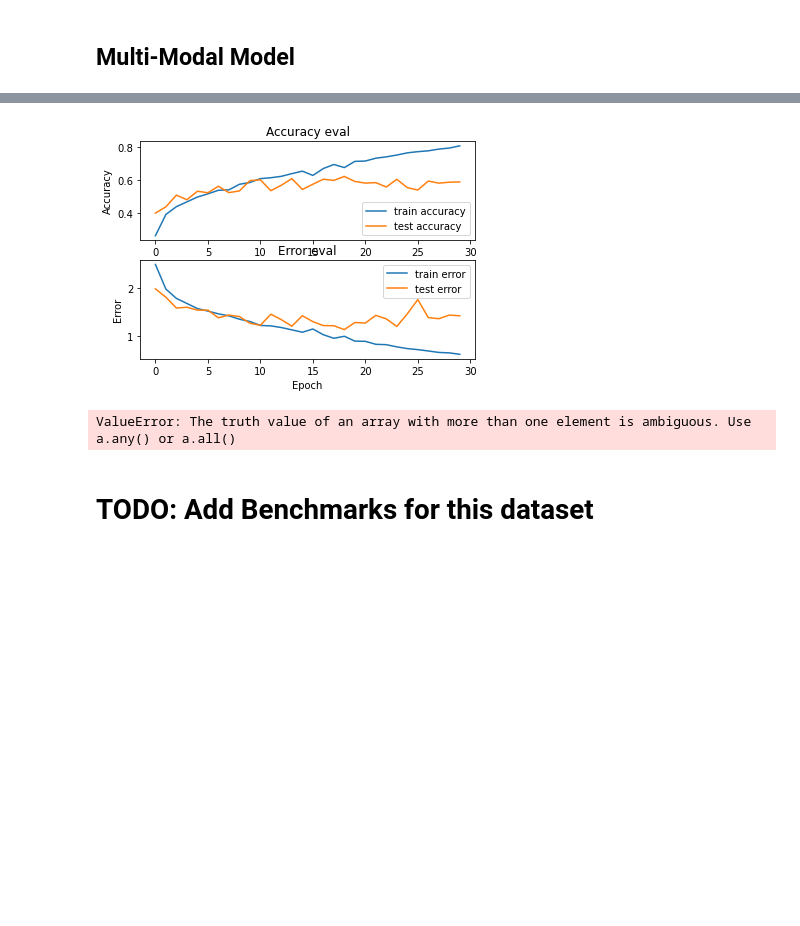
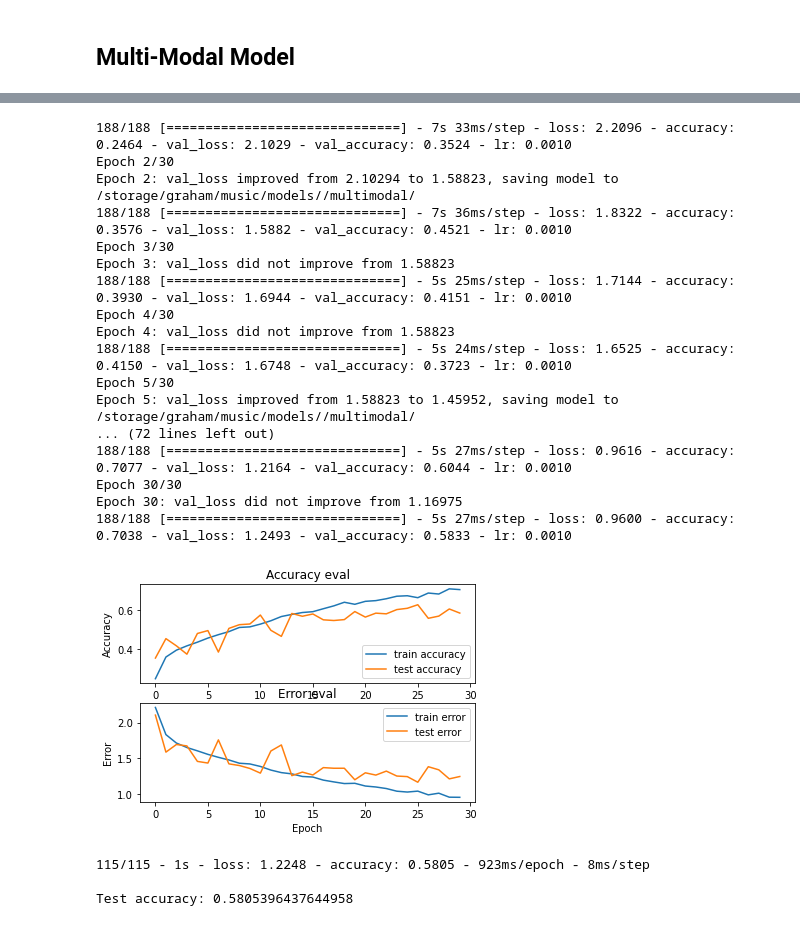
Before and after one commit to gtpash/sonic_separability, a Jupyter notebook: fma_multimodal.ipynb, the cells around one changed output, grey strips where cells are left out. Saved outputs shown, nothing was run; the diff lists cells and outputs as text; code cells hidden in the pictures; blank space fills up the shorter version.

Commit message:
multimodal results

```diff
--- a/fma_multimodal.ipynb
+++ b/fma_multimodal.ipynb
@@ -192,5 +56,5 @@ FMA_SAMPLE_RATE = GTZAN_SAMPLE_RATE * 2  # fma sample rate
 DURATION = 30  # measure in seconds
 # %%
 %%time
-genres, mfcc, features, y = load_data(MULTIMODAL_PATH)
+genres, mfcc, features, y = load_multimodal_data(MULTIMODAL_PATH)
 # %% [output]
@@ -213,9 +67,23 @@ mfcc_vec = mfcc.reshape(mfcc.shape[0], mfcc.shape[1]*mfcc.shape[2])
 # %%
+TEST_SPLIT = 0.3
 VALIDATION_SPLIT = 0.3
 
-# create train, validation andtest split
-mfcc_train, mfcc_val, _, _  = train_test_split(mfcc_train, y_train, test_size=VALIDATION_SPLIT, random_state=RANDOM_SEED)
-x_train, x_val, y_train, y_val = train_test_split(x_train, y_train, test_size=VALIDATION_SPLIT, random_state=RANDOM_SEED)
+# create train/test/val splits
+x_train, x_val, x_test, y_train, y_val, y_test = test_train_val_split(features,
+                                                                      y,
+                                                                      test_size=TEST_SPLIT,
+                                                                      val_size=VALIDATION_SPLIT,
+                                                                      rseed=RANDOM_SEED)
+
+mfcc_train, mfcc_val, mfcc_test, _, _, _ = test_train_val_split(mfcc,
+                                                                  y,
+                                                                  test_size=TEST_SPLIT,
+                                                                  val_size=VALIDATION_SPLIT,
+                                                                  rseed=RANDOM_SEED)
+
+# reshape MFCC to be a vector
+mfcc_train_vec = mfcc_train.reshape(mfcc_train.shape[0], mfcc_train.shape[1]*mfcc_train.shape[2])
+mfcc_test_vec = mfcc_test.reshape(mfcc_test.shape[0], mfcc_test.shape[1]*mfcc_test.shape[2])
 
 # add an axis to input sets
 mfcc_train = mfcc_train[..., np.newaxis]
@@ -230,11 +100,11 @@ cnn = build_multimodal_cnn(cnn_input_shape)
 x = keras.layers.Concatenate()([mlp.output, cnn.output])
 
 x = keras.layers.BatchNormalization()(x)
-x = keras.layers.Dense(128, activation="relu")(x)
+x = keras.layers.Dense(32, activation="relu")(x)
 x = keras.layers.BatchNormalization()(x)
 x = keras.layers.Dropout(0.5)(x)
 
-x = keras.layers.Dense(64, activation="relu")(x)
+x = keras.layers.Dense(16, activation="relu")(x)
 x = keras.layers.BatchNormalization()(x)
 x = keras.layers.Dropout(0.25)(x)
 
@@ -269,6 +144,14 @@ ________________________________________________________________________________
 # %%
+# get callbacks
+MODEL_SAVE_PATH = MODEL_PATH + "/multimodal/"
+saveBest, es, lr = setup_callbacks(model, MODEL_SAVE_PATH)
+
 # train model
-history = model.fit([x_train, mfcc_train], y_train, validation_data=([x_val, mfcc_val], y_val), batch_size=32, epochs=30)
+history = model.fit([x_train, mfcc_train], y_train,
+                    validation_data=([x_val, mfcc_val], y_val),
+                    batch_size=32,
+                    epochs=30,
+                    callbacks = [saveBest, es, lr])
 
 # plot accuracy/error for training and validation
 plot_history(history)
@@ -276,8 +159,5 @@ plot_history(history)
 # evaluate model on test set
 test_loss, test_acc = model.evaluate([x_test, mfcc_test], y_test, verbose=2)
 print('\nTest accuracy:', test_acc)
-
-# save model
-model.save(MODEL_PATH + "/multimodal/")
 # %% [output]
 Epoch 1/30
@@ -300,4 +166,21 @@ Epoch 30/30
+188/188 [==============================] - 7s 33ms/step - loss: 2.2096 - accuracy: 0.2464 - val_loss: 2.1029 - val_accuracy: 0.3524 - lr: 0.0010
+Epoch 2/30
+Epoch 2: val_loss improved from 2.10294 to 1.58823, saving model to /storage/graham/music/models//multimodal/
+188/188 [==============================] - 7s 36ms/step - loss: 1.8322 - accuracy: 0.3576 - val_loss: 1.5882 - val_accuracy: 0.4521 - lr: 0.0010
+Epoch 3/30
+Epoch 3: val_loss did not improve from 1.58823
+188/188 [==============================] - 5s 25ms/step - loss: 1.7144 - accuracy: 0.3930 - val_loss: 1.6944 - val_accuracy: 0.4151 - lr: 0.0010
+Epoch 4/30
+Epoch 4: val_loss did not improve from 1.58823
+188/188 [==============================] - 5s 24ms/step - loss: 1.6525 - accuracy: 0.4150 - val_loss: 1.6748 - val_accuracy: 0.3723 - lr: 0.0010
+Epoch 5/30
+Epoch 5: val_loss improved from 1.58823 to 1.45952, saving model to /storage/graham/music/models//multimodal/
+... (72 lines left out)
+188/188 [==============================] - 5s 27ms/step - loss: 0.9616 - accuracy: 0.7077 - val_loss: 1.2164 - val_accuracy: 0.6044 - lr: 0.0010
+Epoch 30/30
+Epoch 30: val_loss did not improve from 1.16975
+188/188 [==============================] - 5s 27ms/step - loss: 0.9600 - accuracy: 0.7038 - val_loss: 1.2493 - val_accuracy: 0.5833 - lr: 0.0010
-[figure, old version]
+[figure, new version]
-ValueError: The truth value of an array with more than one element is ambiguous. Use a.any() or a.all()
+115/115 - 1s - loss: 1.2248 - accuracy: 0.5805 - 923ms/epoch - 8ms/step
+
+Test accuracy: 0.5805396437644958
-# %% [markdown]
-# TODO: Add Benchmarks for this dataset
```
Also changed, not shown: parts of 16 cells of this notebook.
